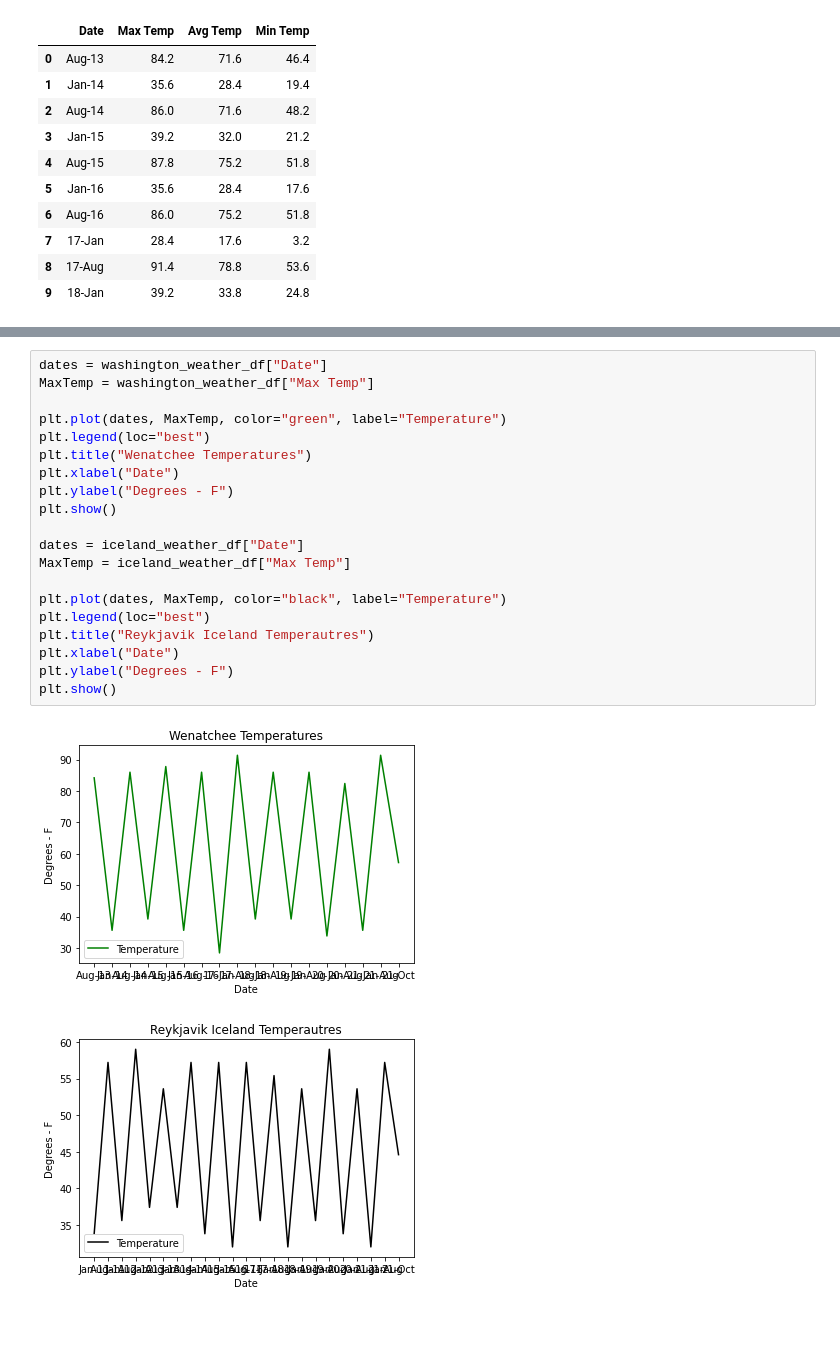
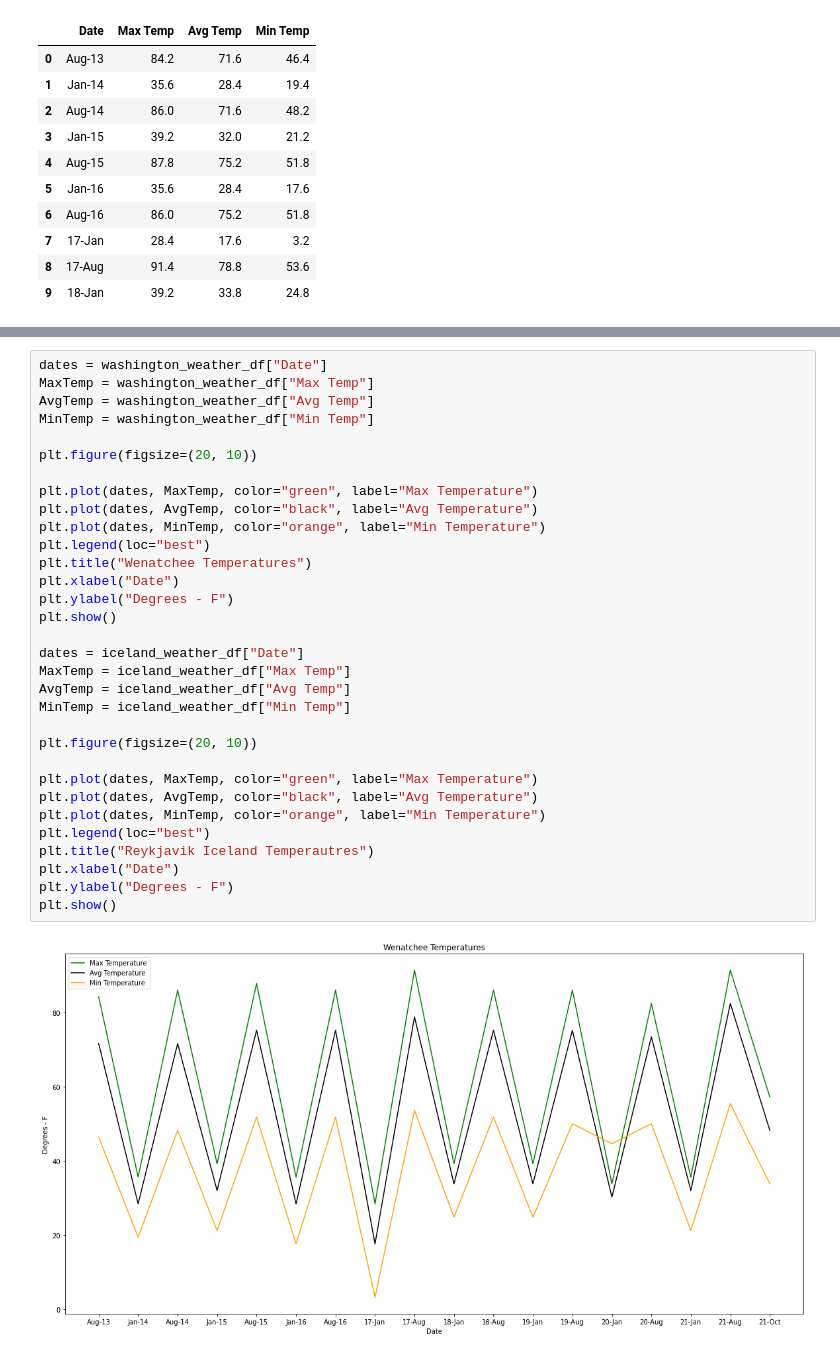
Before and after one commit to CharlotteC21/Cryptocurreny-Trend-Analysis-Group-Project, a Jupyter notebook: Data Mining Center - Weather.ipynb, the cells around one changed output, grey strips where cells are left out. Saved outputs shown, nothing was run; the diff lists cells and outputs as text; blank space fills up the shorter version.

```diff
--- a/Data Mining Center - Weather.ipynb
+++ b/Data Mining Center - Weather.ipynb
@@ -35,26 +35,37 @@ iceland_weather_df.head(10)
 | 7 | Aug-14 | 57.2 | 53.6 | 48.2 |
 | 8 | Jan-15 | 33.8 | 32.0 | 28.4 |
 | 9 | Aug-15 | 57.2 | 53.6 | 48.2 |
-# %%
-dates = washington_weather_df["Date"]
-MaxTemp = washington_weather_df["Max Temp"]
-
-plt.plot(dates, MaxTemp, color="green", label="Temperature")
-plt.legend(loc="best")
-plt.title("Wenatchee Temperatures")
-plt.xlabel("Date")
-plt.ylabel("Degrees - F")
-plt.show()
-
-dates = iceland_weather_df["Date"]
-MaxTemp = iceland_weather_df["Max Temp"]
-
-plt.plot(dates, MaxTemp, color="black", label="Temperature")
-plt.legend(loc="best")
-plt.title("Reykjavik Iceland Temperautres")
-plt.xlabel("Date")
-plt.ylabel("Degrees - F")
-plt.show()
-# %% [output]
-[figure, removed]
-[figure, removed]
+# %%
+dates = washington_weather_df["Date"]
+MaxTemp = washington_weather_df["Max Temp"]
+AvgTemp = washington_weather_df["Avg Temp"]
+MinTemp = washington_weather_df["Min Temp"]
+
+plt.figure(figsize=(20, 10))
+
+plt.plot(dates, MaxTemp, color="green", label="Max Temperature")
+plt.plot(dates, AvgTemp, color="black", label="Avg Temperature")
+plt.plot(dates, MinTemp, color="orange", label="Min Temperature")
+plt.legend(loc="best")
+plt.title("Wenatchee Temperatures")
+plt.xlabel("Date")
+plt.ylabel("Degrees - F")
+plt.show()
+
+dates = iceland_weather_df["Date"]
+MaxTemp = iceland_weather_df["Max Temp"]
+AvgTemp = iceland_weather_df["Avg Temp"]
+MinTemp = iceland_weather_df["Min Temp"]
+
+plt.figure(figsize=(20, 10))
+
+plt.plot(dates, MaxTemp, color="green", label="Max Temperature")
+plt.plot(dates, AvgTemp, color="black", label="Avg Temperature")
+plt.plot(dates, MinTemp, color="orange", label="Min Temperature")
+plt.legend(loc="best")
+plt.title("Reykjavik Iceland Temperautres")
+plt.xlabel("Date")
+plt.ylabel("Degrees - F")
+plt.show()
+# %% [output]
+[figure, added]
```
Also changed, not shown: parts of 2 cells of this notebook.
